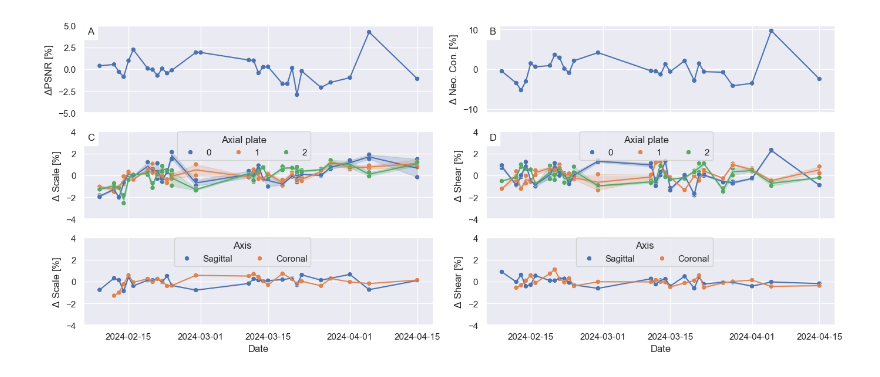
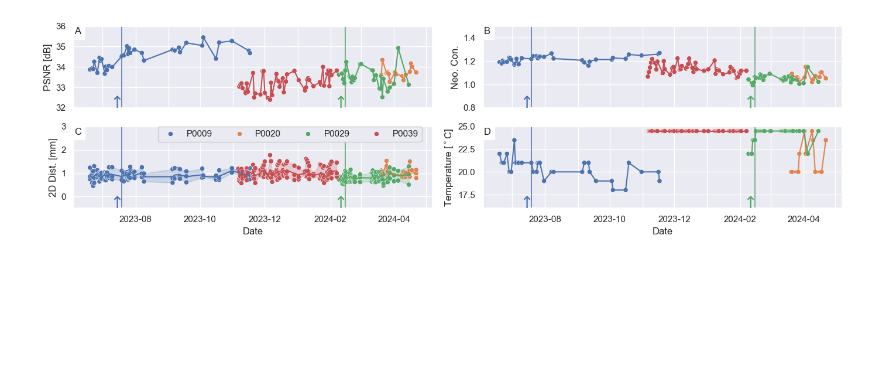
Before and after one commit to UNITY-Physics/unity_qa_paper, a Jupyter notebook: notebooks/longitudinal.ipynb, the cells around one changed output. Drawn from its saved outputs; the diff is of its cells as text; code cells hidden in the pictures; blank space fills up the shorter version.

Commit message:
New figure

```diff
--- a/notebooks/longitudinal.ipynb
+++ b/notebooks/longitudinal.ipynb
@@ -72,0 +70,9 @@ df_scale_sagcor = pd.concat([df_scale_sag, df_scale_cor])
+# %%
+### Distortion dataframe ###
+dist_df = load_distortions_df()
+dist_df = add_temperature_w0_sw(dist_df, '../data')
+mean_rad_df = calc_mean_2D_dist_radius(dist_df)
+
+mean_rad_df = mean_rad_df[mean_rad_df.Subject.isin(sites)]
+mean_rad_df['Date'] = make_date(mean_rad_df)
+mean_rad_df = filter_df(mean_rad_df)
@@ -72,0 +81,9 @@ df_scale_sagcor = pd.concat([df_scale_sag, df_scale_cor])
+# %%
+# Check for software updates
+for site in sites:
+    print(site)
+    print(df_psnr.loc[df_psnr.Subject==site, 'SoftwareVersions'].unique())
+
+# We have updates for P0029 and P0009, find the dates
+P0009_update_date = df_psnr.loc[(df_psnr.Subject=='P0009') & (df_psnr.SoftwareVersions=='rc8.7.0_Beta1'), 'Date'].min()
+P0029_update_date = df_psnr.loc[(df_psnr.Subject=='P0029') & (df_psnr.SoftwareVersions=='8.7.0'), 'Date'].min()
@@ -74,70 +100,64 @@ df_scale_sagcor = pd.concat([df_scale_sag, df_scale_cor])
 def add_letter(ax, fx, fy, my_string):
     y0,y1 = ax.get_ylim()
     y = y1 - (y1-y0)*fy
     ax.text(ax.get_xlim()[0]*(1+fx), y, my_string, backgroundcolor='w')
 
 sns.set_theme()
-fig, axes = plt.subplots(3,2, figsize=(14,6))
+fig, axes = plt.subplots(2,2, figsize=(14,4))
 
 # PSNR
 ax = axes[0,0]
-sns.scatterplot(data=df, x='Date', y='RelPSNR', hue='Subject', ax=ax, legend=None)
-sns.lineplot(data=df, x='Date', y='RelPSNR', hue='Subject', ax=ax, legend=None)
-ax.set_ylabel(r'$\Delta$PSNR [%]')
+sns.scatterplot(data=df_psnr, x='Date', y='PSNR', hue='Subject', ax=ax, legend=None)
+sns.lineplot(data=df_psnr, x='Date', y='PSNR', hue='Subject', ax=ax, legend=None)
+ax.set_ylabel(r'PSNR [dB]')
 
 # Neo contrast
 ax = axes[0,1]
-sns.scatterplot(data=df_con[df_con['Subject'].isin(sites)], x='Date', y='RelNeo', hue='Subject', ax=ax, legend=None)
-sns.lineplot(data=df_con[df_con['Subject'].isin(sites)], x='Date', y='RelNeo', hue='Subject', ax=ax, legend=None)
-ax.set_ylabel(r'$\Delta$ Neo. Con. [%]')
+sns.scatterplot(data=df_con, x='Date', y='Neonatal WM/GM Contrast', hue='Subject', ax=ax, legend=None)
+sns.lineplot(data=df_con, x='Date', y='Neonatal WM/GM Contrast', hue='Subject', ax=ax, legend=None)
+ax.set_ylabel(r'Neo. Con.')
 
-# Scale
+# Distortion
 ax = axes[1,0]
-sns.scatterplot(data=df_scale_axi, x='Date', y='ScaleRel', hue='Plate', ax=ax)
-sns.lineplot(data=df_scale_axi, x='Date', y='ScaleRel', hue='Plate', ax=ax, legend=None)
-ax.set_ylabel(r'$\Delta$ Scale [%]')
+sns.scatterplot(data=mean_rad_df.loc[mean_rad_df.r_ref_level=='50.0'], x='Date', y='Mean_2D', hue='Subject', ax=ax)
+sns.lineplot(data=mean_rad_df.loc[mean_rad_df.r_ref_level=='50.0'], x='Date', y='Mean_2D', hue='Subject', ax=ax, legend=None)
+ax.set_ylabel(r'2D Dist. [mm]')
 
-ax = axes[2,0]
-sns.scatterplot(data=df_scale_sagcor, x='Date', y='ScaleRel', hue='Axis', ax=ax)
-sns.lineplot(data=df_scale_sagcor, x='Date', y='ScaleRel', hue='Axis', ax=ax, legend=None)
-ax.set_ylabel(r'$\Delta$ Scale [%]')
-
-# Shear
 ax = axes[1,1]
-sns.scatterplot(data=df_scale_axi, x='Date', y='rxyRel', hue='Plate', ax=ax)
-sns.lineplot(data=df_scale_axi, x='Date', y='rxyRel', hue='Plate', ax=ax, legend=None)
-ax.set_ylabel(r'$\Delta$ Shear [%]')
-
-ax = axes[2,1]
-sns.scatterplot(data=df_scale_sagcor, x='Date', y='rxyRel', hue='Axis', ax=ax)
-sns.lineplot(data=df_scale_sagcor, x='Date', y='rxyRel', hue='Axis', ax=ax, legend=None)
-ax.set_ylabel(r'$\Delta$ Shear [%]')
-
+sns.scatterplot(data=df_psnr, x='Date', y='Temperature', hue='Subject', ax=ax, legend=None)
+sns.lineplot(data=df_psnr, x='Date', y='Temperature', hue='Subject', ax=ax, legend=None)
+ax.set_ylabel(r'Temperature [$^\circ$C]')
 
 axes[0,0].set_xlabel(None); axes[0,0].set_xticklabels([])
 axes[0,1].set_xlabel(None); axes[0,1].set_xticklabels([])
-axes[1,0].set_xlabel(None); axes[1,0].set_xticklabels([])
-axes[1,1].set_xlabel(None); axes[1,1].set_xticklabels([])
 
-axes[0,0].axis([None,None, -5, 5])
-axes[0,1].axis([None,None, -11, 11])
-axes[1,0].axis([None,None, -4, 4])
-axes[1,1].axis([None,None, -4, 4])
-axes[2,0].axis([None,None, -4, 4])
-axes[2,1].axis([None,None, -4, 4])
+axes[0,0].axis([None,None, 32, 36])
+axes[0,1].axis([None,None, 0.8, 1.5])
+axes[1,0].axis([None,None, -.5, 3])
+axes[1,1].axis([None,None, 16, 25])
 
 add_letter(axes[0,0], 0.4E-4, 1E-1, 'A')
 add_letter(axes[0,1], 0.4E-4, 1E-1, 'B')
 add_letter(axes[1,0], 0.4E-4, 1E-1, 'C')
 add_letter(axes[1,1], 0.4E-4, 1E-1, 'D')
 
-axes[1,0].legend(bbox_to_anchor=(.65, 1), loc='upper right', borderaxespad=0., ncol=3, title='Axial plate')
-axes[1,1].legend(bbox_to_anchor=(.65, 1), loc='upper right', borderaxespad=0., ncol=3, title='Axial plate')
-axes[2,1].legend(bbox_to_anchor=(.65, 1), loc='upper right', borderaxespad=0., ncol=2, title='Axis')
-axes[2,0].legend(bbox_to_anchor=(.65, 1), loc='upper right', borderaxespad=0., ncol=2, title='Axis')
+for ax in axes.flatten():
+    ax_range = ax.get_ylim()
+    ax.plot([P0009_update_date]*2, ax_range, '-', color='C00', alpha=0.75)
+    ax.plot([P0029_update_date]*2, ax_range, '-', color='C02', alpha=0.75)
+
+    ax.text(P0009_update_date, ax_range[0], r'$\uparrow$', fontsize=20, horizontalalignment='right', color='C00')
+    ax.text(P0029_update_date, ax_range[0], r'$\uparrow$', fontsize=20, horizontalalignment='right', color='C02')
+
+
+axes[1,0].legend(bbox_to_anchor=(.97, 1), loc='upper right', borderaxespad=0., ncol=4).get_frame().set_alpha(1)
+
+for ax in [axes[1,0], axes[1,1]]:
+    for label in ax.get_xticklabels()[::2]:
+        label.set_visible(False)
 
 plt.tight_layout()
-plt.savefig('../results/figure11_longitudinal.png', dpi=300)
+plt.savefig('../results/figure10_longitudinal.png', dpi=300)
 plt.show()
 # %% [output]
-[figure, old version]
+[figure, new version]
```
Also changed, not shown: parts of 12 cells of this notebook.
